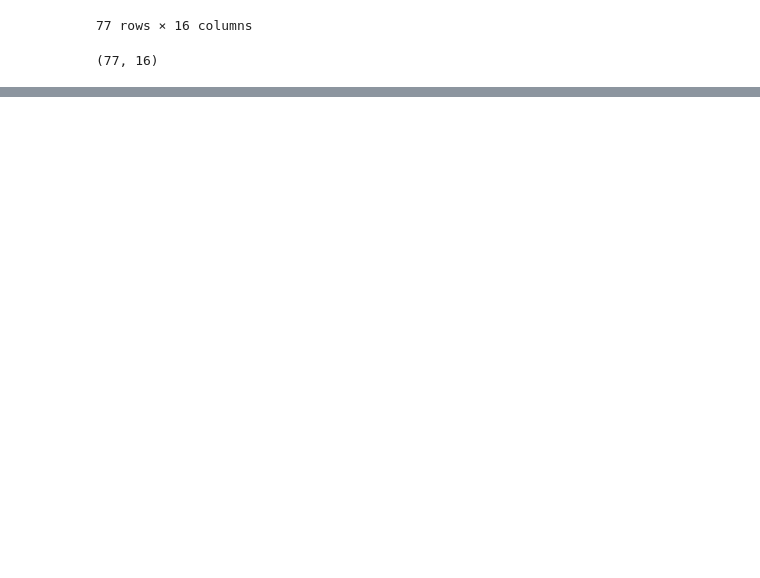
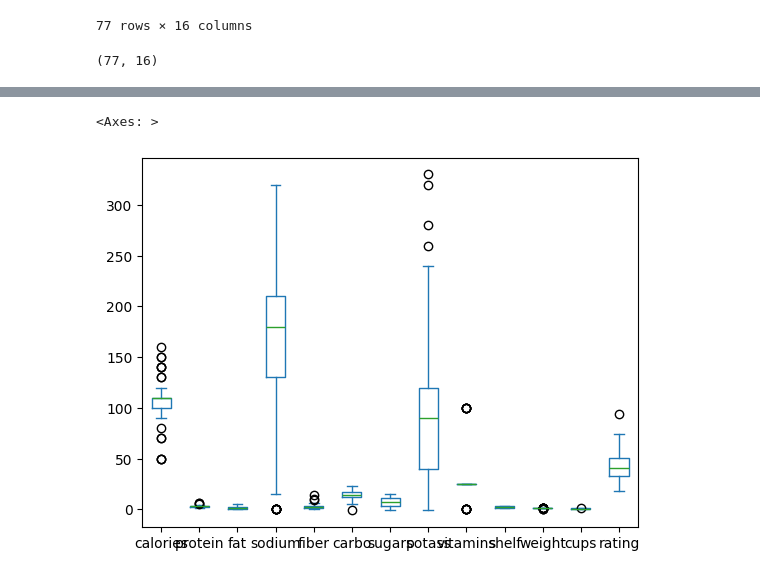
Before and after one commit to Sru-j/daily_lab_activities, a Jupyter notebook: box_plot_mine.ipynb, the cells around one changed output, grey strips where cells are left out. Saved outputs shown, nothing was run; the diff lists cells and outputs as text; code cells hidden in the pictures; blank space fills up the shorter version.

```diff
--- a/box_plot_mine.ipynb
+++ b/box_plot_mine.ipynb
@@ -34,0 +83,5 @@ df.shape
+# %%
+df.plot(kind='box')
+# %% [output]
+<Axes: >
+[figure, added]
```
Also changed, not shown: parts of 11 cells of this notebook.
